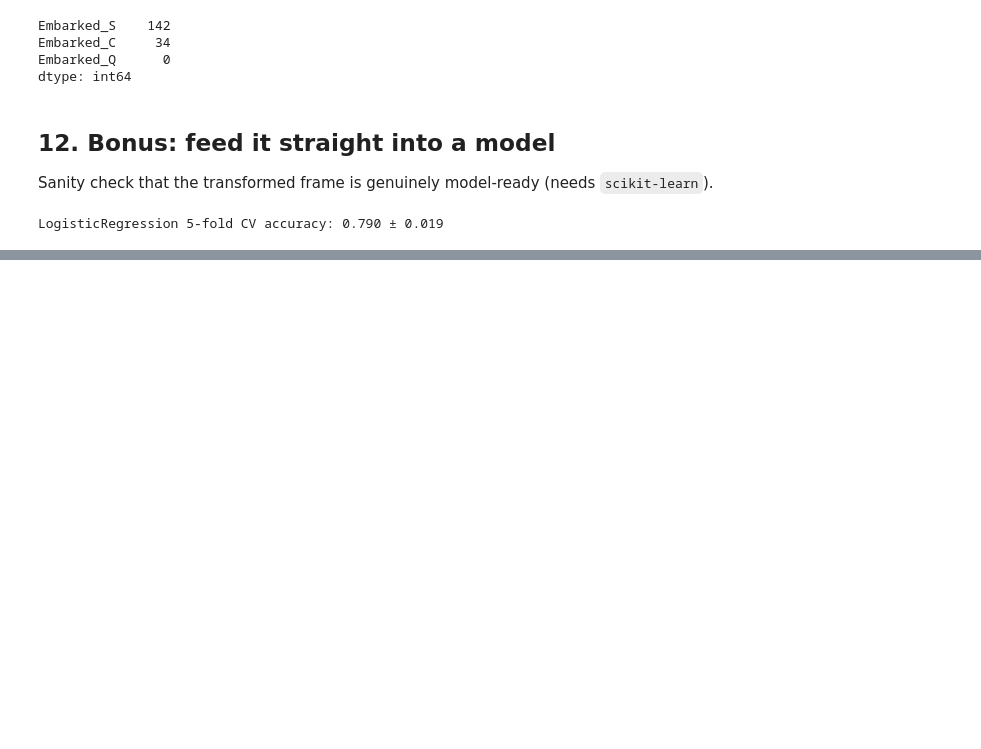
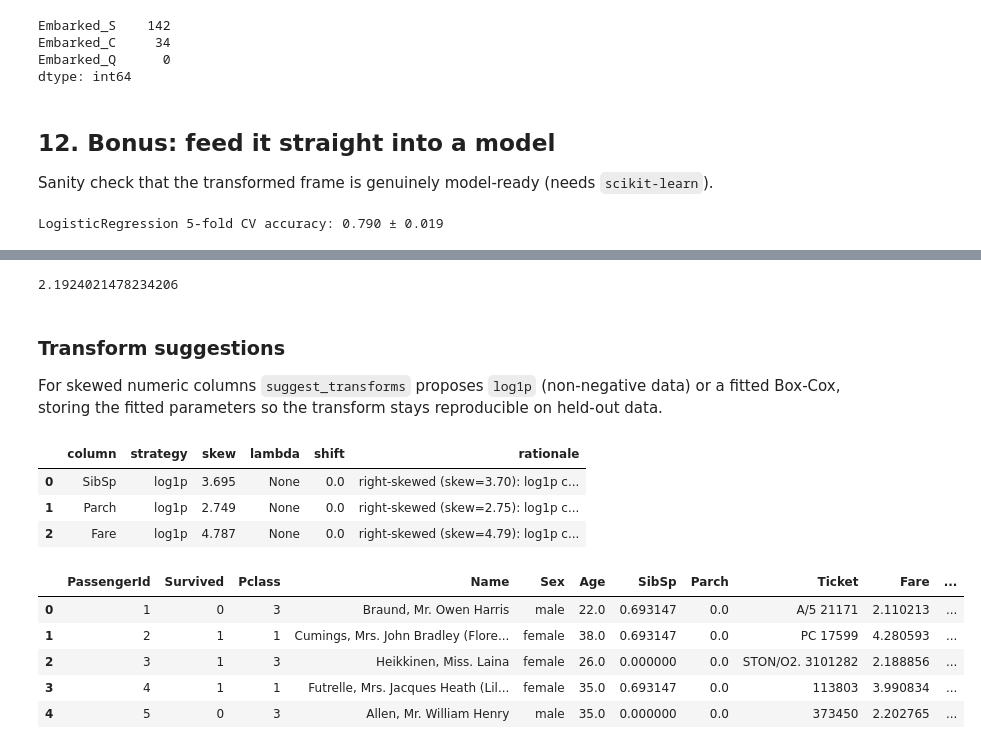
Before and after one commit to haimfeld/se-dat, a Jupyter notebook: examples/titanic_demo.ipynb, the cells around one changed output, grey strips where cells are left out. Saved outputs shown, nothing was run; the diff lists cells and outputs as text; code cells hidden in the pictures; blank space fills up the shorter version.

```diff
--- a/examples/titanic_demo.ipynb
+++ b/examples/titanic_demo.ipynb
@@ -518,0 +568,27 @@ LogisticRegression 5-fold CV accuracy: 0.790 ± 0.019
+# %%
+report.condition_number
+# %% [output]
+2.1924021478234206
+# %% [markdown]
+### Transform suggestions
+
+For skewed numeric columns `suggest_transforms` proposes `log1p`
+(non-negative data) or a fitted Box-Cox, storing the fitted parameters so
+the transform stays reproducible on held-out data.
+# %%
+report.transform_summary
+# %% [output]
+|  | column | strategy | skew | lambda | shift | rationale |
+| 0 | SibSp | log1p | 3.695 | None | 0.0 | right-skewed (skew=3.70): log1p c... |
+| 1 | Parch | log1p | 2.749 | None | 0.0 | right-skewed (skew=2.75): log1p c... |
+| 2 | Fare | log1p | 4.787 | None | 0.0 | right-skewed (skew=4.79): log1p c... |
+# %%
+# Apply every suggestion at once (the fitted Box-Cox lambda lives on the plan):
+report.apply_all_transforms().head()
+# %% [output]
+|  | PassengerId | Survived | Pclass | Name | Sex | Age | SibSp | Parch | Ticket | Fare | ... |
+| 0 | 1 | 0 | 3 | Braund, Mr. Owen Harris | male | 22.0 | 0.693147 | 0.0 | A/5 21171 | 2.110213 | ... |
+| 1 | 2 | 1 | 1 | Cumings, Mrs. John Bradley (Flore... | female | 38.0 | 0.693147 | 0.0 | PC 17599 | 4.280593 | ... |
+| 2 | 3 | 1 | 3 | Heikkinen, Miss. Laina | female | 26.0 | 0.000000 | 0.0 | STON/O2. 3101282 | 2.188856 | ... |
+| 3 | 4 | 1 | 1 | Futrelle, Mrs. Jacques Heath (Lil... | female | 35.0 | 0.693147 | 0.0 | 113803 | 3.990834 | ... |
+| 4 | 5 | 0 | 3 | Allen, Mr. William Henry | male | 35.0 | 0.000000 | 0.0 | 373450 | 2.202765 | ... |
```
Also changed, not shown: parts of 25 cells of this notebook, 26 other files.
